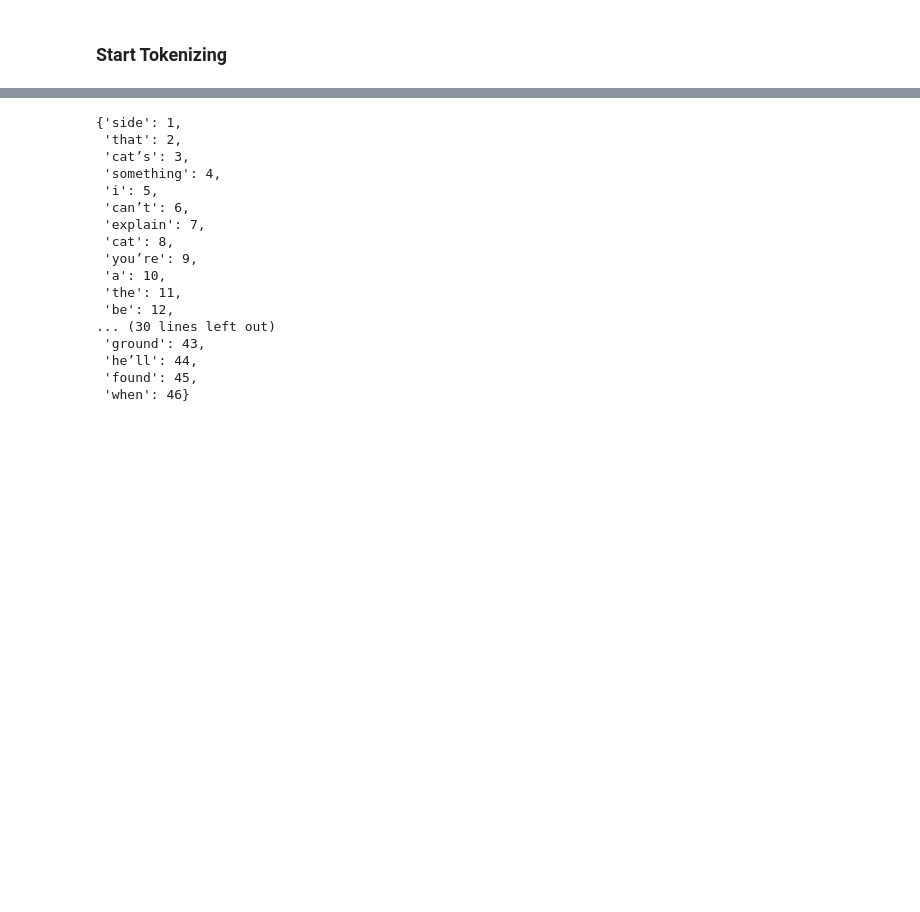
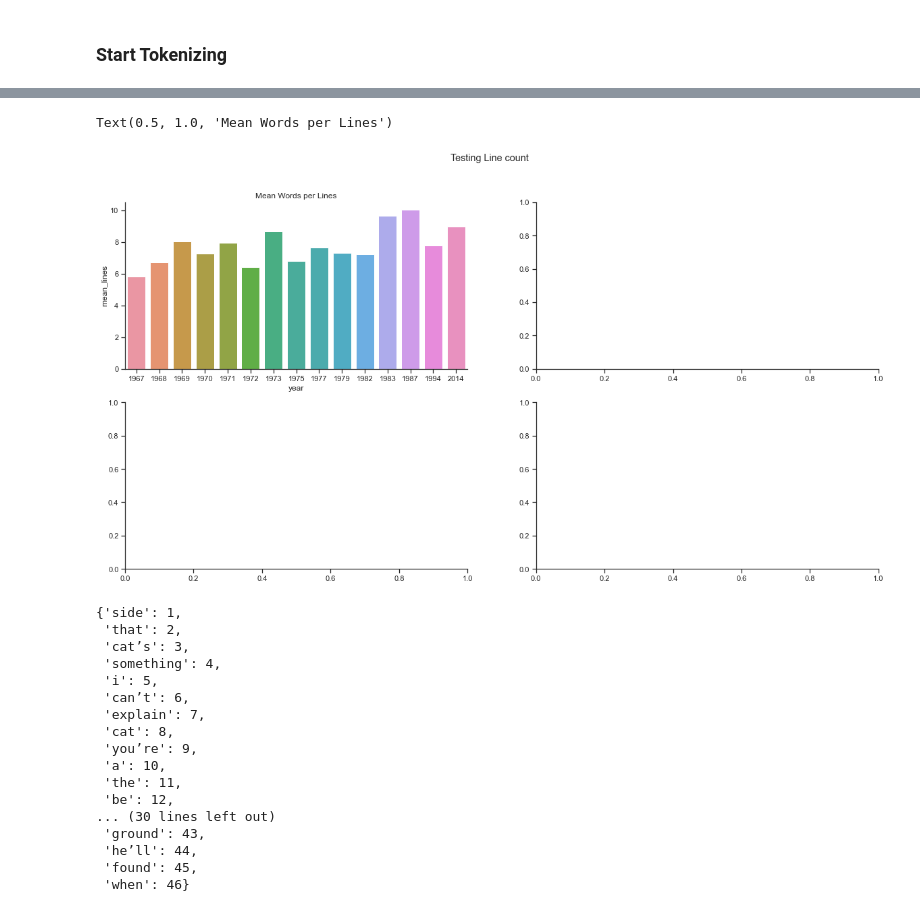
Before and after one commit to kelvinpurdom/PinkFloydLyrics, a Jupyter notebook: notebooks/PinkFloyd.ipynb, the cells around one changed output, grey strips where cells are left out. Saved outputs shown, nothing was run; the diff lists cells and outputs as text; code cells hidden in the pictures; blank space fills up the shorter version.

Commit message:
added mean words per line

```diff
--- a/notebooks/PinkFloyd.ipynb
+++ b/notebooks/PinkFloyd.ipynb
@@ -146,3 +146,7 @@ g.map(sns.barplot, "total_lines");
 [figure]
 # %% [markdown]
 ### Start Tokenizing
+# %%
+df_clines_gb = df_countlines.groupby(['year']).mean()
+df_clines_gb.reset_index(level=0, inplace=True)
+df_clines_gb
@@ -149,3 +170,12 @@ g.map(sns.barplot, "total_lines");
+# %%
+fig,axs = plt.subplots(2,2,figsize=(20,10))
+fig.suptitle('Testing Line count')
+
+sns.barplot(ax=axs[0,0],x="year",y='mean_lines', data=df_clines_gb)
+axs[0,0].set_title('Mean Words per Lines')
+# %% [output]
+Text(0.5, 1.0, 'Mean Words per Lines')
+[figure, added]
 # %%
 tokenizer = Tokenizer(char_level=False)
 tokenizer.fit_on_texts([df.lyrics.iloc[1].replace('\n',' \n ')])
```
Also changed, not shown: parts of 1 cell of this notebook.
